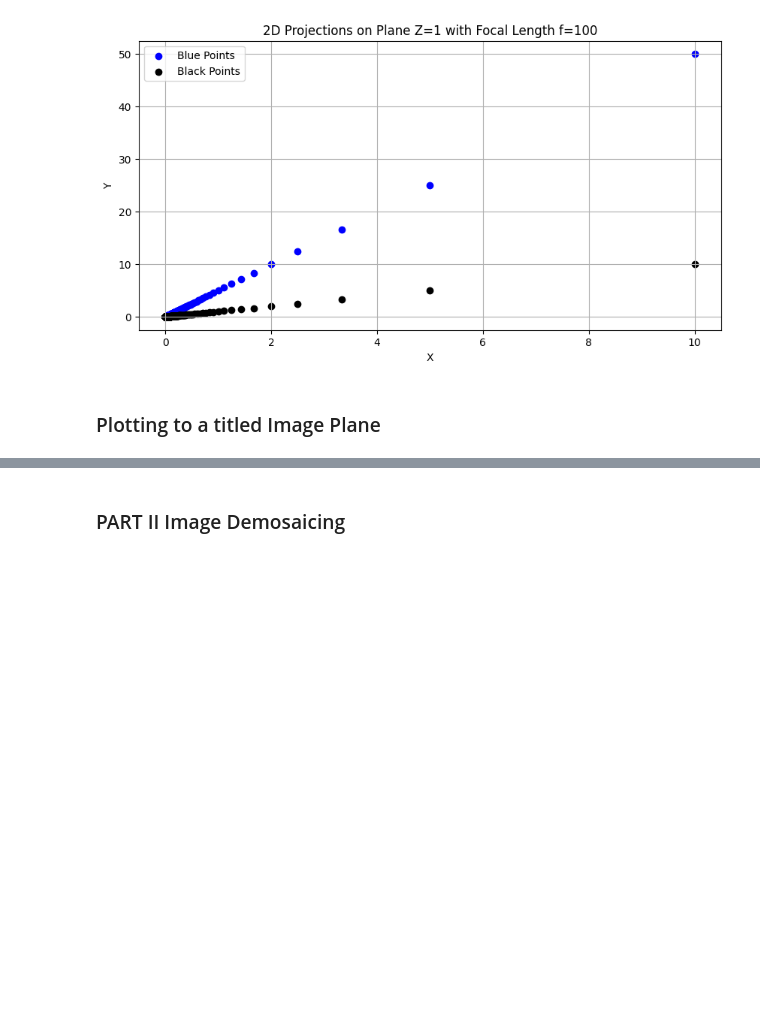
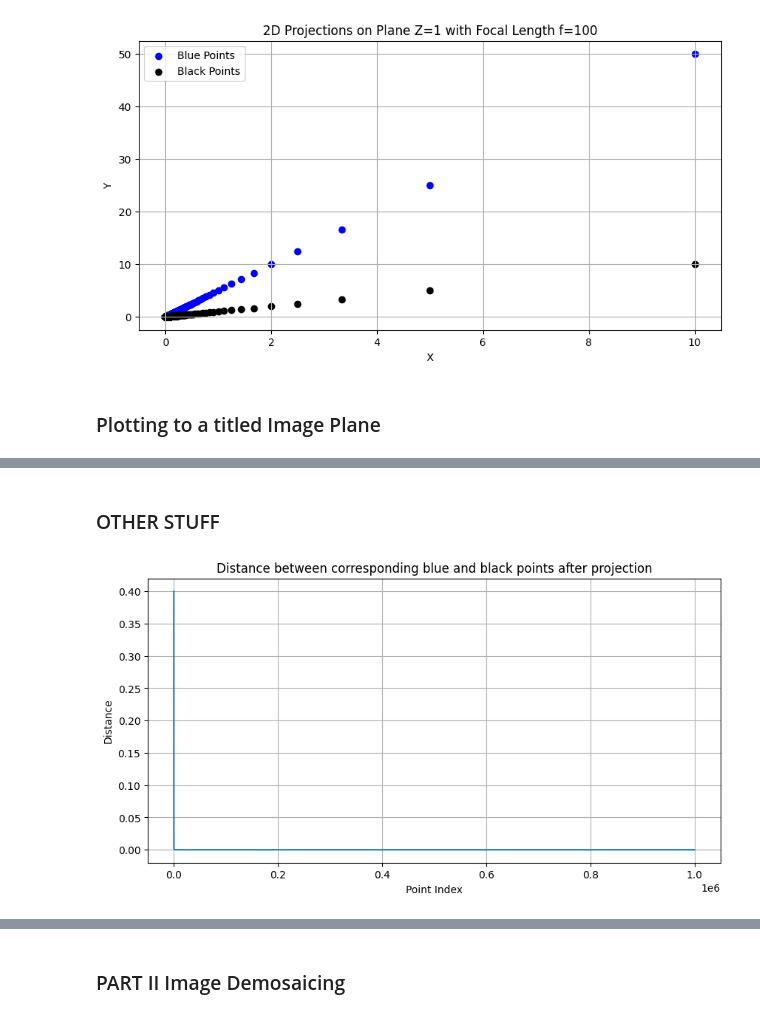
Before and after one commit to kkipngenokoech/Applied-Computer-Vision, a Jupyter notebook: Homework 1/codes/homework_1_starter.ipynb, the cells around one changed output, grey strips where cells are left out. Saved outputs shown, nothing was run; the diff lists cells and outputs as text; code cells hidden in the pictures; blank space fills up the shorter version.

```diff
--- a/Homework 1/codes/homework_1_starter.ipynb
+++ b/Homework 1/codes/homework_1_starter.ipynb
@@ -142,0 +156,17 @@ def project_points_to_titled_plane(points, camera_center, focal_length, a, b, c,
+# %% [markdown]
+### OTHER STUFF
+# %%
+## TODO calculate the distance between each corresponding pair of blue and black  point after projection
+## Plot the distance
+def distance_between_points(points1, points2):
+    return np.linalg.norm(points1 - points2, axis=1)
+distances = distance_between_points(blue_points_proj, black_points_proj)
+plt.figure(figsize=(10, 5))
+plt.plot(distances)
+plt.title('Distance between corresponding blue and black points after projection')
+plt.xlabel('Point Index')
+plt.ylabel('Distance')
+plt.grid(True)
+plt.show()
+# %% [output]
+[figure, added]
```
Also changed, not shown: parts of 7 cells of this notebook.
